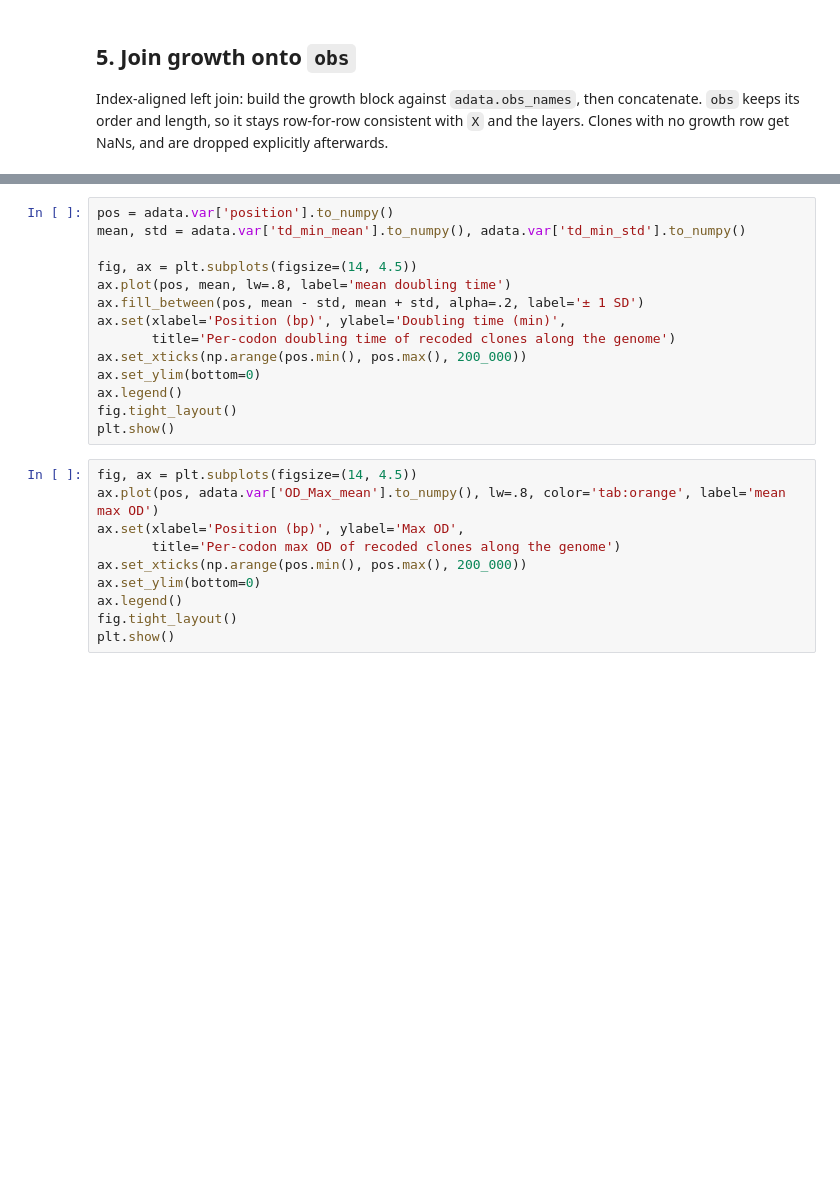
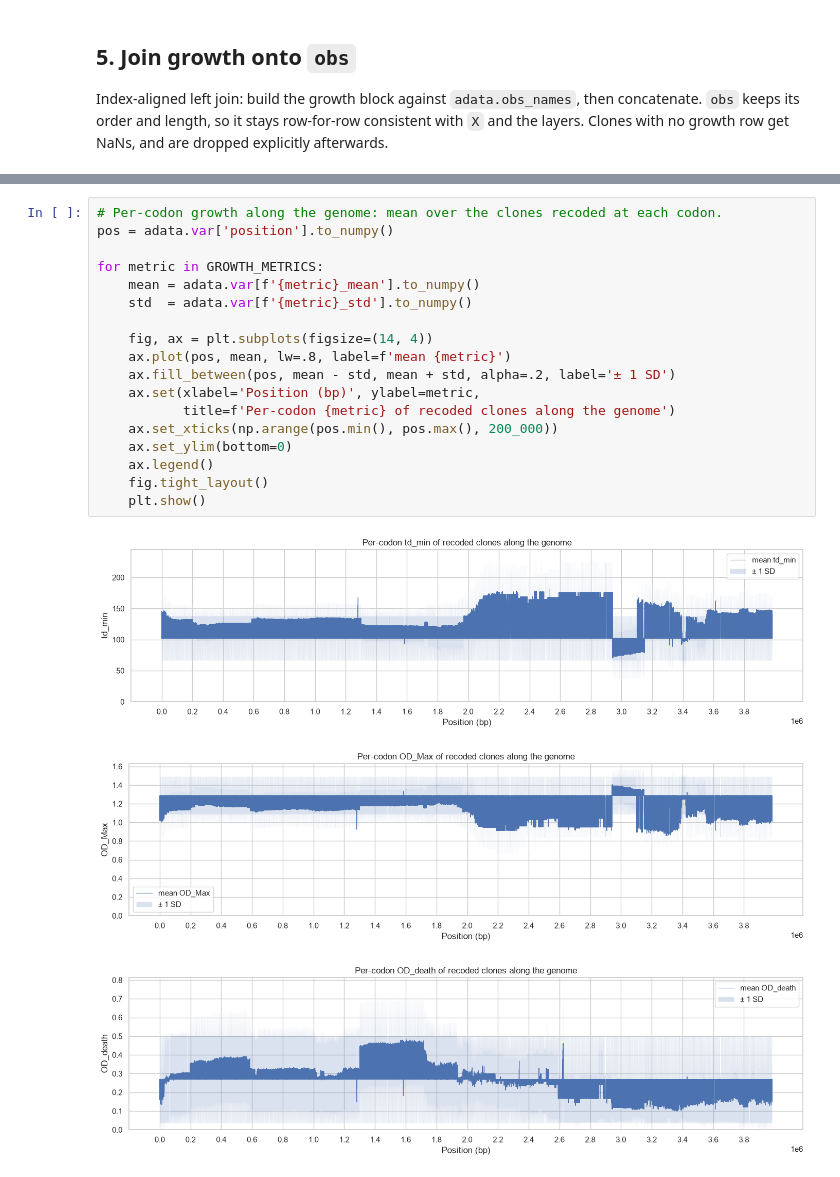
Before and after one commit to EIT-GBI/nf-recoded-alignment, a Jupyter notebook: notebooks/integrate_growth_data.ipynb, the cells around one changed output, grey strips where cells are left out. Drawn from its saved outputs; the diff is of its cells as text; blank space fills up the shorter version.

```diff
--- a/notebooks/integrate_growth_data.ipynb
+++ b/notebooks/integrate_growth_data.ipynb
@@ -240,24 +762,22 @@ plt.show()
 # %%
+# Per-codon growth along the genome: mean over the clones recoded at each codon.
 pos = adata.var['position'].to_numpy()
-mean, std = adata.var['td_min_mean'].to_numpy(), adata.var['td_min_std'].to_numpy()
 
-fig, ax = plt.subplots(figsize=(14, 4.5))
-ax.plot(pos, mean, lw=.8, label='mean doubling time')
-ax.fill_between(pos, mean - std, mean + std, alpha=.2, label='± 1 SD')
-ax.set(xlabel='Position (bp)', ylabel='Doubling time (min)',
-       title='Per-codon doubling time of recoded clones along the genome')
-ax.set_xticks(np.arange(pos.min(), pos.max(), 200_000))
-ax.set_ylim(bottom=0)
-ax.legend()
-fig.tight_layout()
-plt.show()
+for metric in GROWTH_METRICS:
+    mean = adata.var[f'{metric}_mean'].to_numpy()
+    std  = adata.var[f'{metric}_std'].to_numpy()
+
+    fig, ax = plt.subplots(figsize=(14, 4))
+    ax.plot(pos, mean, lw=.8, label=f'mean {metric}')
+    ax.fill_between(pos, mean - std, mean + std, alpha=.2, label='± 1 SD')
+    ax.set(xlabel='Position (bp)', ylabel=metric,
+           title=f'Per-codon {metric} of recoded clones along the genome')
+    ax.set_xticks(np.arange(pos.min(), pos.max(), 200_000))
+    ax.set_ylim(bottom=0)
+    ax.legend()
+    fig.tight_layout()
+    plt.show()
+# %% [output]
+[figure, added]
+[figure, added]
+[figure, added]
-# %%
-fig, ax = plt.subplots(figsize=(14, 4.5))
-ax.plot(pos, adata.var['OD_Max_mean'].to_numpy(), lw=.8, color='tab:orange', label='mean max OD')
-ax.set(xlabel='Position (bp)', ylabel='Max OD',
-       title='Per-codon max OD of recoded clones along the genome')
-ax.set_xticks(np.arange(pos.min(), pos.max(), 200_000))
-ax.set_ylim(bottom=0)
-ax.legend()
-fig.tight_layout()
-plt.show()
```
Also changed, not shown: parts of 39 cells of this notebook, 2 other files.
